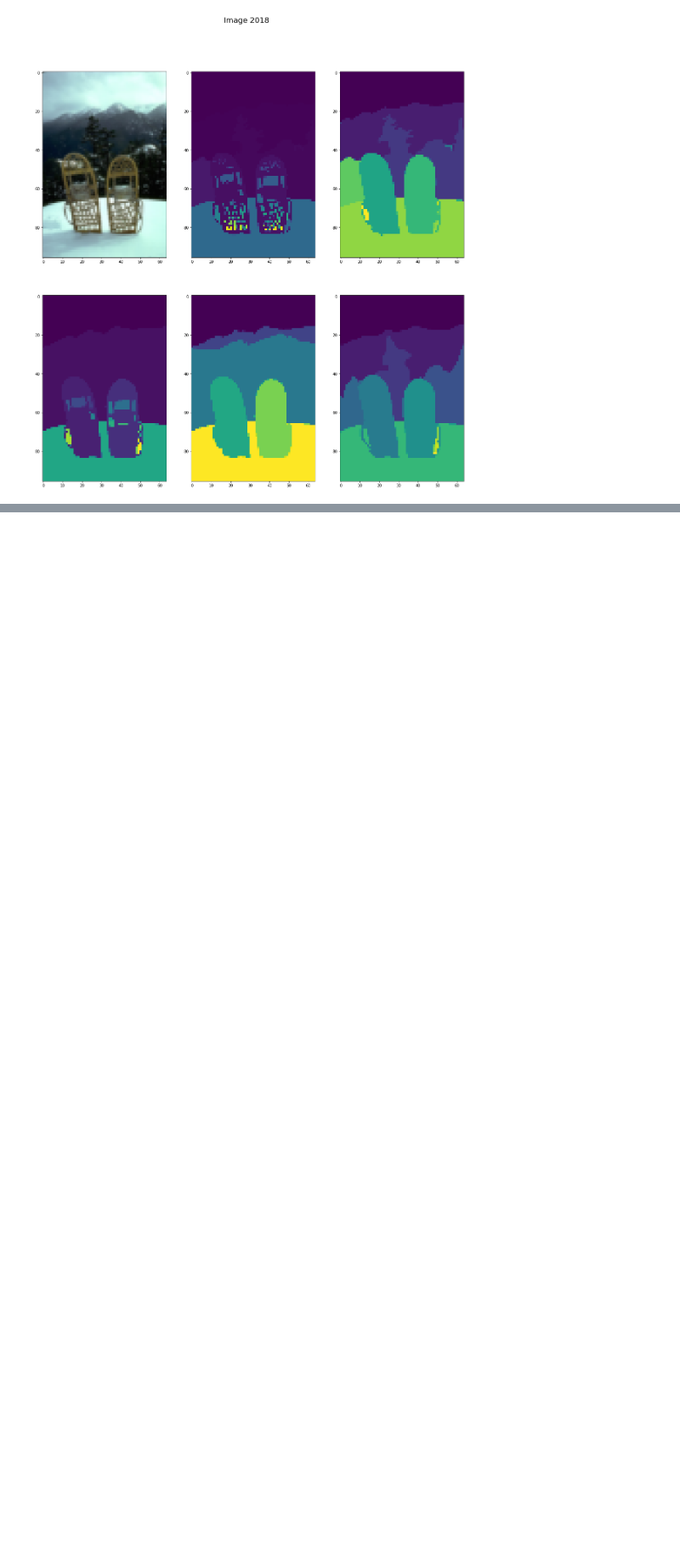
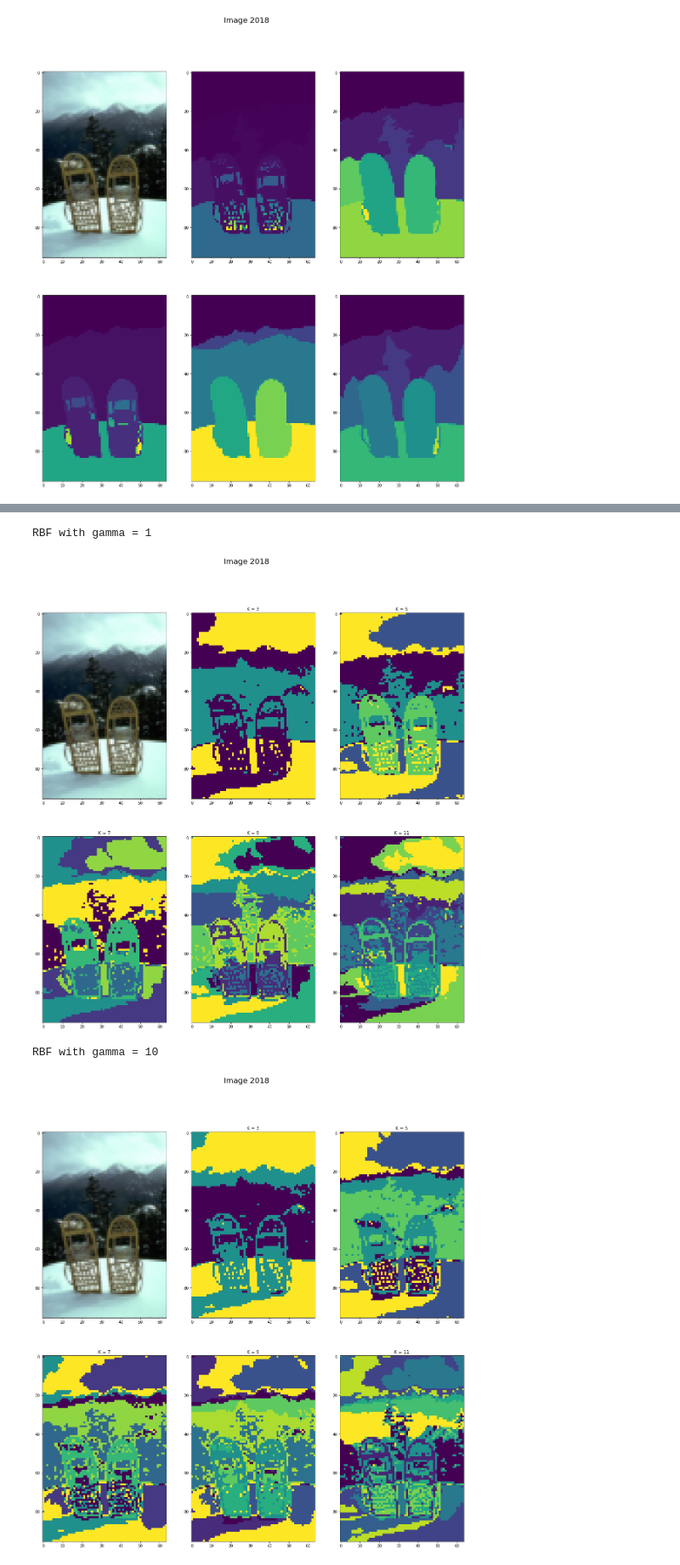
Before and after one commit to AmrMohamedNasr/Image-Segmentation, a Jupyter notebook: image_segmentation.ipynb, the cells around one changed output, grey strips where cells are left out. Shown at 85% size. Drawn from its saved outputs; the diff is of its cells as text; code cells hidden in the pictures; blank space fills up the shorter version.

Commit message:
kmeans-spectral done, file saving/loading subtle bug fixed

```diff
--- a/image_segmentation.ipynb
+++ b/image_segmentation.ipynb
@@ -116,7 +145,7 @@ show_img(real_data, real_gt, names, 1);
 [figure]
 # %%
 ## K-Means with different k
-do_kmeans_run = False;
+do_kmeans_run = True;
 if do_kmeans_run:
     k_param = [3,5,7,9,11];
     k_results = [];
@@ -156,16 +185,7 @@ Finished :  100.0 %
 if do_kmeans_run:
     directory = 'results/kmeans'
     k_param = [3,5,7,9,11];
-    i = 0;
-    for k in k_param:
-        sub_dir = join(directory, str(k));
-        if not os.path.exists(sub_dir):
-            os.makedirs(sub_dir);
-        j = 0;
-        for img in k_results[i]:
-            plt.imsave(join(sub_dir, names[j] + '.jpg'), img);
-            j += 1;
-        i += 1;
+    write_cluster_images(directory, k_results, names, k_param);
     print('All results saved...');
 else:
     print('No results to save, skip to reading');
@@ -179,15 +199,15 @@ for k in k_param:
     sub_dir = join(directory, str(k));
     if not os.path.exists(sub_dir):
         os.makedirs(sub_dir);
-    n, lk = read_images(sub_dir);
+    lk = read_cluster_images(sub_dir);
     k_results.append(lk);
 show_cluster_img(real_data, k_results, names, 0, k_param);
 # %% [output]
 [figure]
 # %%
 resize_to = 0.2;
-mod_data = resize_real_img(real_data, resize_to, sigma = 2);
-mod_gt = resize_gt_img(real_gt, resize_to, sigma = 2);
+mod_data = resize_real_img(real_data, resize_to, True);
+mod_gt = resize_gt_img(real_gt, resize_to);
 show_img(mod_data, mod_gt, names, 0);
 # %% [output]
 [figure]
@@ -295,0 +260,37 @@ show_cluster_img(real_data, s_results[2], names, 0, k_param);
+# %%
+directory = 'results/spectral/rbf_1'
+k_param = [3,5,7,9,11];
+s_results = [[] for j in range(3)];
+for k in k_param:
+    sub_dir = join(directory, str(k));
+    if not os.path.exists(sub_dir):
+        os.makedirs(sub_dir);
+    lk = read_cluster_images(sub_dir);
+    s_results[0].append(lk);
+directory = 'results/spectral/rbf_10'
+k_param = [3,5,7,9,11];
+for k in k_param:
+    sub_dir = join(directory, str(k));
+    if not os.path.exists(sub_dir):
+        os.makedirs(sub_dir);
+    lk = read_cluster_images(sub_dir);
+    s_results[1].append(lk);
+directory = 'results/spectral/nn_5'
+k_param = [3,5,7,9,11];
+for k in k_param:
+    sub_dir = join(directory, str(k));
+    if not os.path.exists(sub_dir):
+        os.makedirs(sub_dir);
+    lk = read_cluster_images(sub_dir);
+    s_results[2].append(lk);
+print('RBF with gamma = 1');
+show_cluster_img(mod_data, s_results[0], names, 0, k_param);
+print('RBF with gamma = 10');
+show_cluster_img(mod_data, s_results[1], names, 0, k_param);
+print('Nearest Neighbours with n = 5');
+show_cluster_img(mod_data, s_results[2], names, 0, k_param);
+# %% [output]
+RBF with gamma = 1
+[figure, added]
+RBF with gamma = 10
+[figure, added]
```
Also changed, not shown: parts of 6 cells of this notebook.
